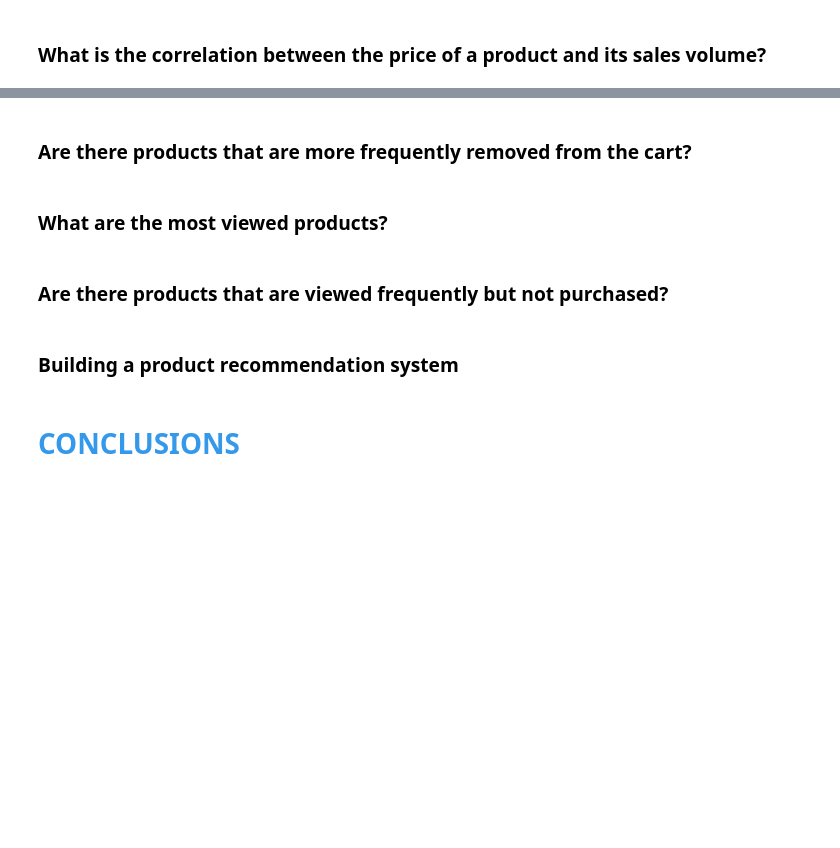
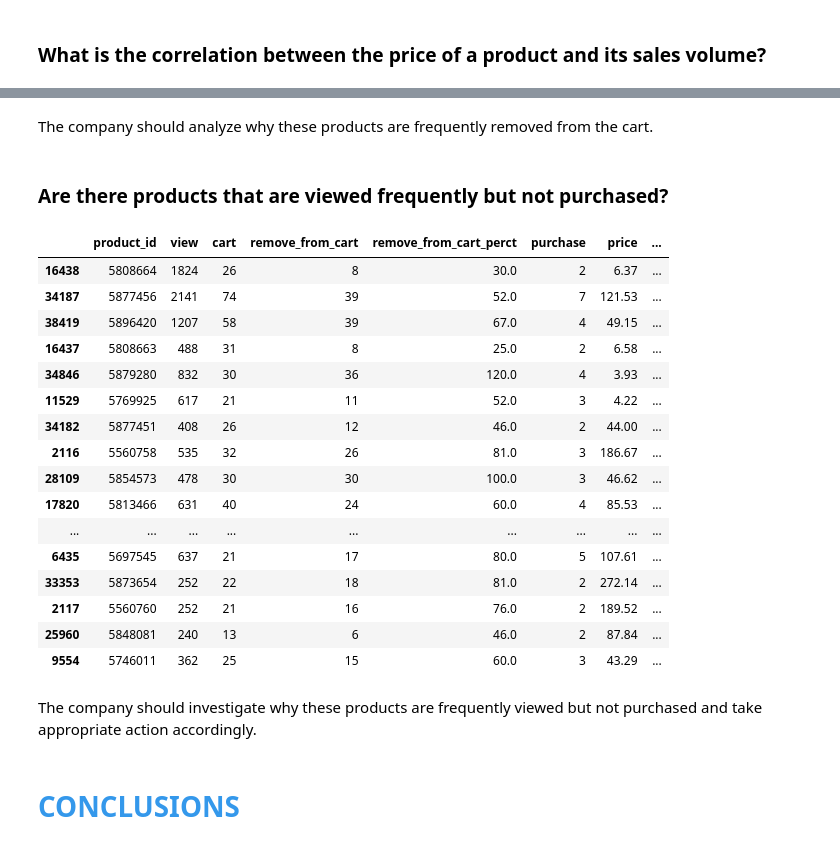
Before and after one commit to javierlopezm/Optimizacion_Ecommerce, a Jupyter notebook: Optimizacion_Ecommerce.ipynb, the cells around one changed output, grey strips where cells are left out. Cells and saved outputs as stored; diff of their text form; code cells hidden in the pictures; blank space fills up the shorter version.

```diff
--- a/Optimizacion_Ecommerce.ipynb
+++ b/Optimizacion_Ecommerce.ipynb
@@ -900,0 +964,2 @@ df_ecom_prod
+# %%
+df_ecom_prod.insert(loc=4, column='remove_from_cart_perct', value = df_ecom_prod.remove_from_cart / df_ecom_prod.cart * 100 )
@@ -901,11 +988,36 @@ df_ecom_prod
 # %% [markdown]
-### Are there products that are more frequently removed from the cart?
+The company should analyze why these products are frequently removed from the cart.
-# %% [markdown]
-### What are the most viewed products?
 # %% [markdown]
 ### Are there products that are viewed frequently but not purchased?
-# %% [markdown]
-### Building a product recommendation system
+# %%
+# Make a copy of the filtered DataFrame to avoid SettingWithCopyWarning
+df_ecom_prod_filtered = df_ecom_prod.loc[(df_ecom_prod['view'] > 1) & (df_ecom_prod['purchase'] > 1)].copy()
+
+# Create a new column that calculates the view_to_purchase_ratio
+df_ecom_prod_filtered['view_to_purchase_ratio'] = (df_ecom_prod_filtered['view'] / df_ecom_prod_filtered['purchase']).astype(int)
+
+# Sort and display the top 20 products that are frequently viewed but not purchased
+df_ecom_prod_filtered.sort_values('view_to_purchase_ratio', ascending=False).head(20)
+# %% [output]
+|  | product_id | view | cart | remove_from_cart | remove_from_cart_perct | purchase | price | ... |
+| 16438 | 5808664 | 1824 | 26 | 8 | 30.0 | 2 | 6.37 | ... |
+| 34187 | 5877456 | 2141 | 74 | 39 | 52.0 | 7 | 121.53 | ... |
+| 38419 | 5896420 | 1207 | 58 | 39 | 67.0 | 4 | 49.15 | ... |
+| 16437 | 5808663 | 488 | 31 | 8 | 25.0 | 2 | 6.58 | ... |
+| 34846 | 5879280 | 832 | 30 | 36 | 120.0 | 4 | 3.93 | ... |
+| 11529 | 5769925 | 617 | 21 | 11 | 52.0 | 3 | 4.22 | ... |
+| 34182 | 5877451 | 408 | 26 | 12 | 46.0 | 2 | 44.00 | ... |
+| 2116 | 5560758 | 535 | 32 | 26 | 81.0 | 3 | 186.67 | ... |
+| 28109 | 5854573 | 478 | 30 | 30 | 100.0 | 3 | 46.62 | ... |
+| 17820 | 5813466 | 631 | 40 | 24 | 60.0 | 4 | 85.53 | ... |
+| ... | ... | ... | ... | ... | ... | ... | ... | ... |
+| 6435 | 5697545 | 637 | 21 | 17 | 80.0 | 5 | 107.61 | ... |
+| 33353 | 5873654 | 252 | 22 | 18 | 81.0 | 2 | 272.14 | ... |
+| 2117 | 5560760 | 252 | 21 | 16 | 76.0 | 2 | 189.52 | ... |
+| 25960 | 5848081 | 240 | 13 | 6 | 46.0 | 2 | 87.84 | ... |
+| 9554 | 5746011 | 362 | 25 | 15 | 60.0 | 3 | 43.29 | ... |
+# %% [markdown]
+The company should investigate why these products are frequently viewed but not purchased and take appropriate action accordingly.
 # %% [markdown]
 # **<font color = '#3498eb'>CONCLUSIONS</font>**
 # %% [markdown]
```
Also changed, not shown: parts of 10 cells of this notebook.
